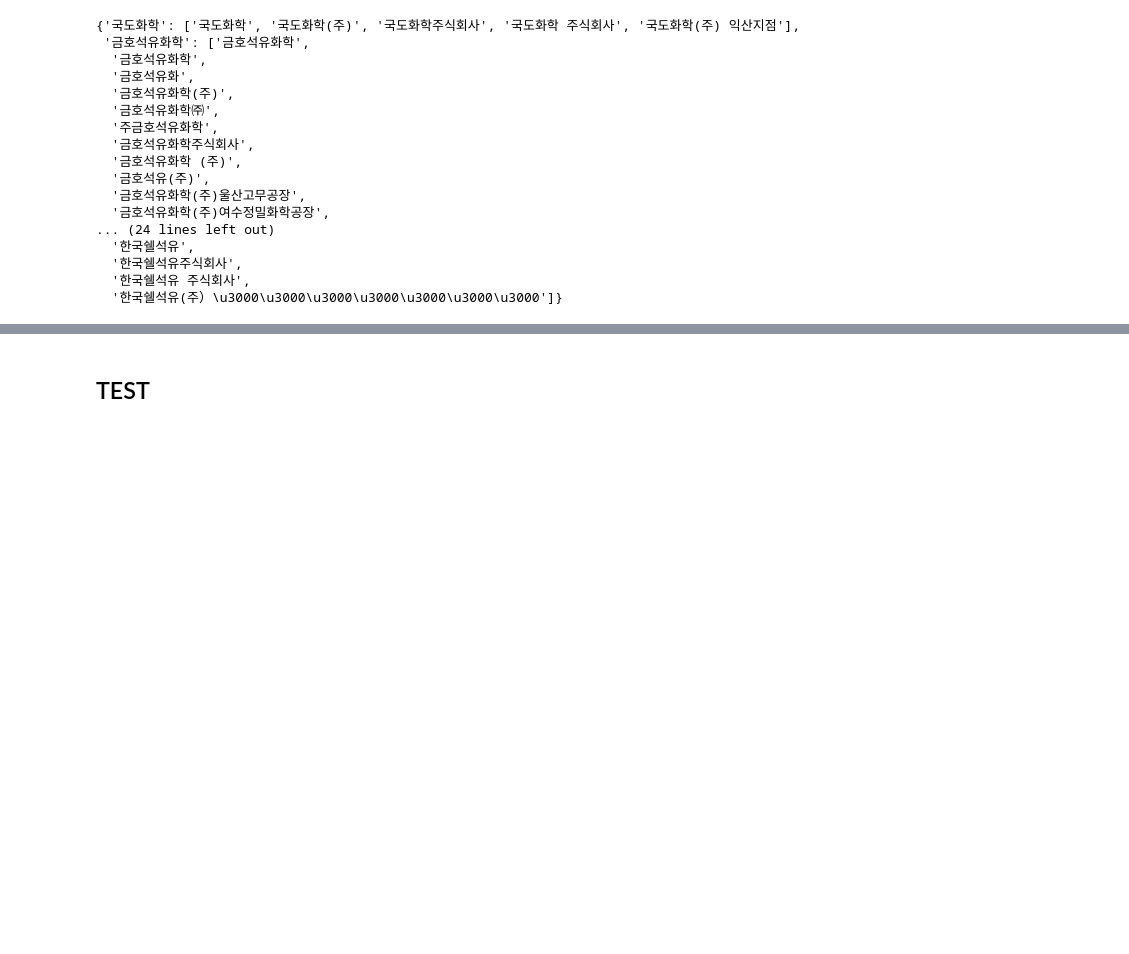
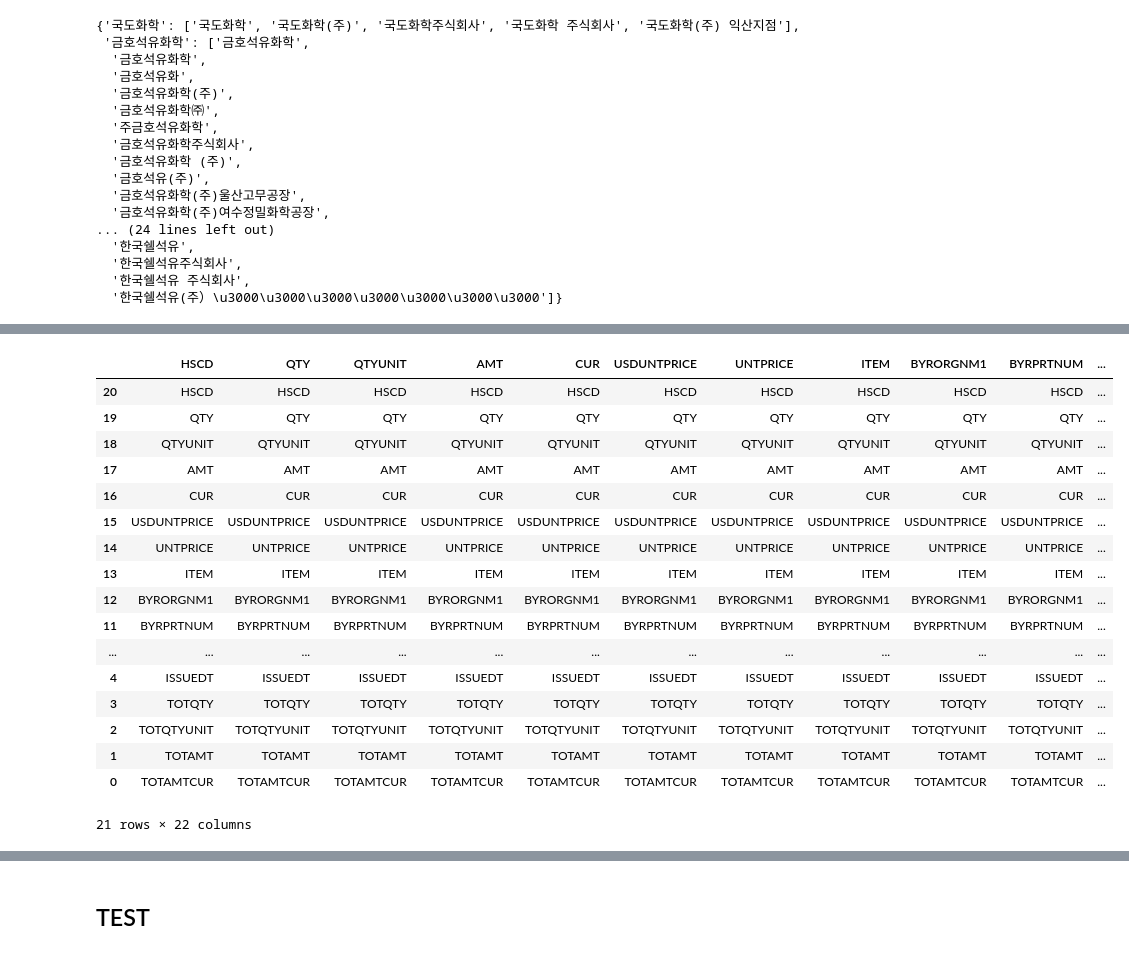
Before and after one commit to yiyc-kr/pandas-modules, a Jupyter notebook: company_classification.ipynb, the cells around one changed output, grey strips where cells are left out. Saved outputs shown, nothing was run; the diff lists cells and outputs as text; code cells hidden in the pictures; blank space fills up the shorter version.

```diff
--- a/company_classification.ipynb
+++ b/company_classification.ipynb
@@ -181,0 +347,21 @@ my_dict
+# %%
+new_df
+# %% [output]
+|  | HSCD | QTY | QTYUNIT | AMT | CUR | USDUNTPRICE | UNTPRICE | ITEM | BYRORGNM1 | BYRPRTNUM | ... |
+| 20 | HSCD | HSCD | HSCD | HSCD | HSCD | HSCD | HSCD | HSCD | HSCD | HSCD | ... |
+| 19 | QTY | QTY | QTY | QTY | QTY | QTY | QTY | QTY | QTY | QTY | ... |
+| 18 | QTYUNIT | QTYUNIT | QTYUNIT | QTYUNIT | QTYUNIT | QTYUNIT | QTYUNIT | QTYUNIT | QTYUNIT | QTYUNIT | ... |
+| 17 | AMT | AMT | AMT | AMT | AMT | AMT | AMT | AMT | AMT | AMT | ... |
+| 16 | CUR | CUR | CUR | CUR | CUR | CUR | CUR | CUR | CUR | CUR | ... |
+| 15 | USDUNTPRICE | USDUNTPRICE | USDUNTPRICE | USDUNTPRICE | USDUNTPRICE | USDUNTPRICE | USDUNTPRICE | USDUNTPRICE | USDUNTPRICE | USDUNTPRICE | ... |
+| 14 | UNTPRICE | UNTPRICE | UNTPRICE | UNTPRICE | UNTPRICE | UNTPRICE | UNTPRICE | UNTPRICE | UNTPRICE | UNTPRICE | ... |
+| 13 | ITEM | ITEM | ITEM | ITEM | ITEM | ITEM | ITEM | ITEM | ITEM | ITEM | ... |
+| 12 | BYRORGNM1 | BYRORGNM1 | BYRORGNM1 | BYRORGNM1 | BYRORGNM1 | BYRORGNM1 | BYRORGNM1 | BYRORGNM1 | BYRORGNM1 | BYRORGNM1 | ... |
+| 11 | BYRPRTNUM | BYRPRTNUM | BYRPRTNUM | BYRPRTNUM | BYRPRTNUM | BYRPRTNUM | BYRPRTNUM | BYRPRTNUM | BYRPRTNUM | BYRPRTNUM | ... |
+| ... | ... | ... | ... | ... | ... | ... | ... | ... | ... | ... | ... |
+| 4 | ISSUEDT | ISSUEDT | ISSUEDT | ISSUEDT | ISSUEDT | ISSUEDT | ISSUEDT | ISSUEDT | ISSUEDT | ISSUEDT | ... |
+| 3 | TOTQTY | TOTQTY | TOTQTY | TOTQTY | TOTQTY | TOTQTY | TOTQTY | TOTQTY | TOTQTY | TOTQTY | ... |
+| 2 | TOTQTYUNIT | TOTQTYUNIT | TOTQTYUNIT | TOTQTYUNIT | TOTQTYUNIT | TOTQTYUNIT | TOTQTYUNIT | TOTQTYUNIT | TOTQTYUNIT | TOTQTYUNIT | ... |
+| 1 | TOTAMT | TOTAMT | TOTAMT | TOTAMT | TOTAMT | TOTAMT | TOTAMT | TOTAMT | TOTAMT | TOTAMT | ... |
+| 0 | TOTAMTCUR | TOTAMTCUR | TOTAMTCUR | TOTAMTCUR | TOTAMTCUR | TOTAMTCUR | TOTAMTCUR | TOTAMTCUR | TOTAMTCUR | TOTAMTCUR | ... |
+21 rows × 22 columns
```
Also changed, not shown: parts of 17 cells of this notebook.
